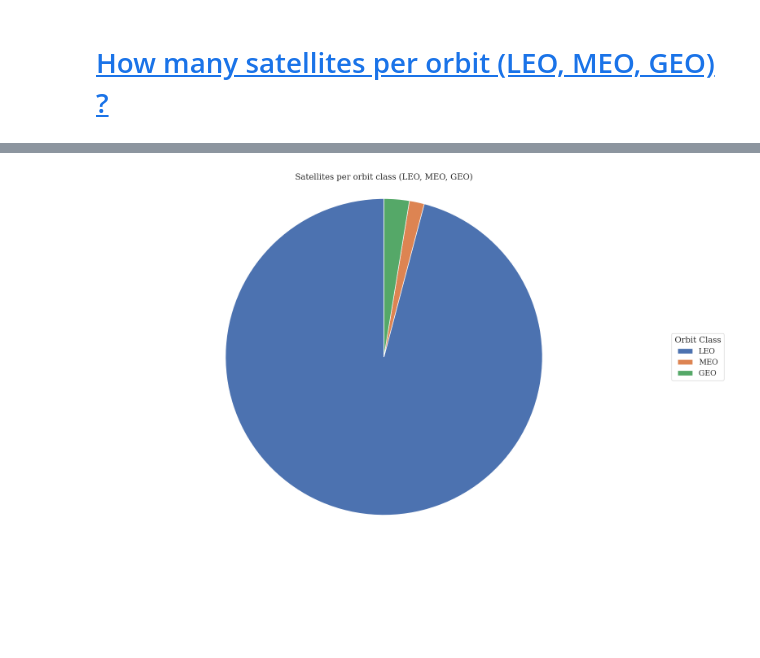
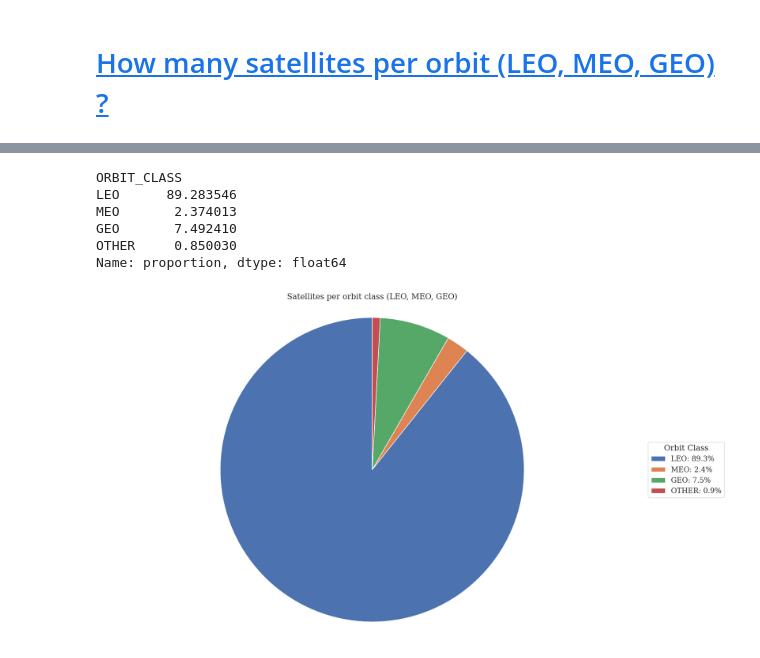
Before and after one commit to com-480-data-visualization/404-OrbitNotFound, a Jupyter notebook: reports/Milestone_1/EDA.ipynb, the cells around one changed output, grey strips where cells are left out. Cells and saved outputs as stored; diff of their text form; code cells hidden in the pictures; blank space fills up the shorter version.

```diff
--- a/reports/Milestone_1/EDA.ipynb
+++ b/reports/Milestone_1/EDA.ipynb
@@ -166,28 +200,33 @@ plt.savefig("./img/debris_per_owner_bar.png", dpi=300, bbox_inches="tight")
+# %%
+orbit_counts = (
+    df_earth["ORBIT_CLASS"]
+    .value_counts(dropna=False, normalize=True)
+    .mul(100)
+    .reindex(choices+["OTHER"], fill_value=0)
+)
+orbit_counts.head()
+# %% [output]
+ORBIT_CLASS
+LEO      89.283546
+MEO       2.374013
+GEO       7.492410
+OTHER     0.850030
+Name: proportion, dtype: float64
 # %%
-df_earth = df[df['ORBIT_CENTER'] == 'EA'].copy().dropna(subset=['APOGEE', 'PERIGEE'])
-conditions = [
-    (df_earth["APOGEE"] < 2000),  # LEO
-    (df_earth["PERIGEE"] >= 2000) & (df_earth["APOGEE"] < 35000),  # MEO
-    (df_earth["PERIGEE"].between(35000, 37000)) & (df_earth["APOGEE"].between(35000, 37000)),  # GEO
-]
-
-choices = ["LEO", "MEO", "GEO"]
-
-df_earth["ORBIT_CLASS"] = np.select(conditions, choices, default=None)
-df_earth["ORBIT_CLASS"].value_counts(dropna=False)
-orbit_counts = df_earth["ORBIT_CLASS"].value_counts().reindex(choices, fill_value=0)
-
 fig, ax = plt.subplots()
 ax.pie(
     x=orbit_counts.values,
-    #labels=orbit_counts.index,
-    #autopct="%1.1f%%",
     startangle=90,
     wedgeprops={"edgecolor": "white"}
 )
-ax.legend(orbit_counts.index, title="Orbit Class", loc="center left", bbox_to_anchor=(1, 0.5))
+ax.legend(
+    [f"{label}: {count:.1f}%" for label, count in zip(orbit_counts.index, orbit_counts.values)],
+    title="Orbit Class",
+    loc="center left",
+    bbox_to_anchor=(1, 0.5)
+)
 ax.set_title("Satellites per orbit class (LEO, MEO, GEO)")
 ax.axis("equal")
 plt.savefig("./img/satellites_per_orbit_pie.png", dpi=300, bbox_inches="tight")
 # %% [output]
-[figure, old version]
+[figure, new version]
```
Also changed, not shown: parts of 5 cells of this notebook, 4 other files.
